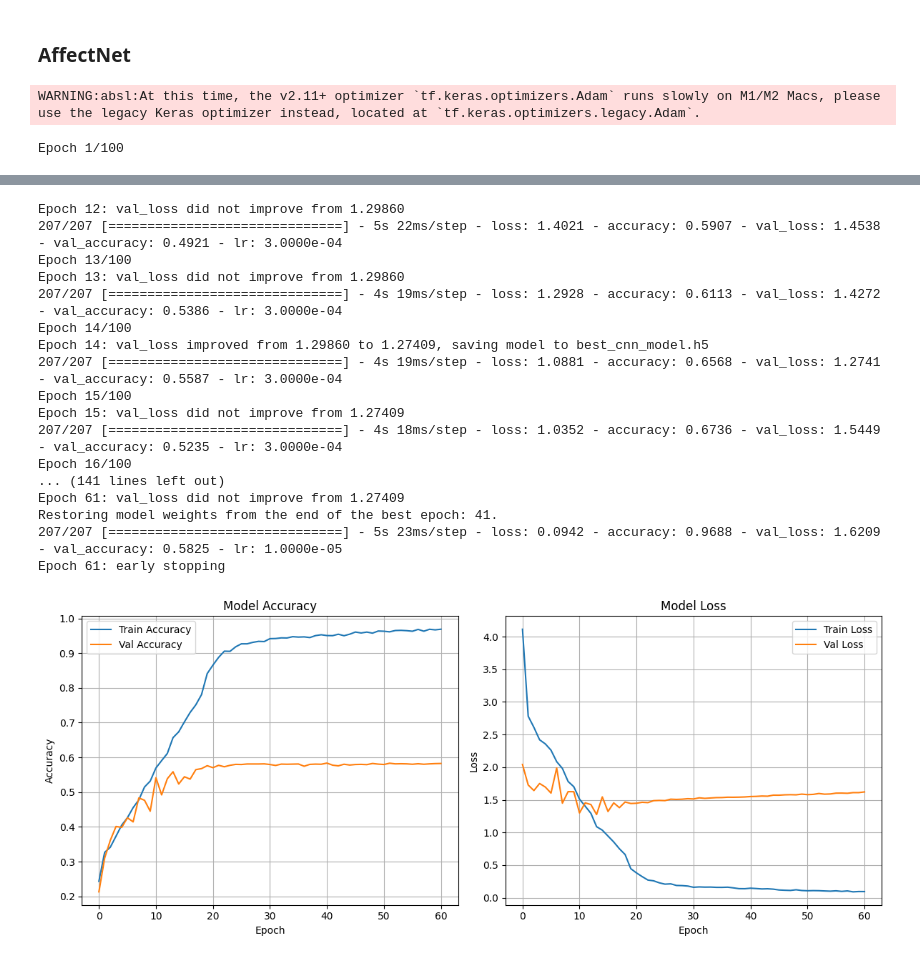
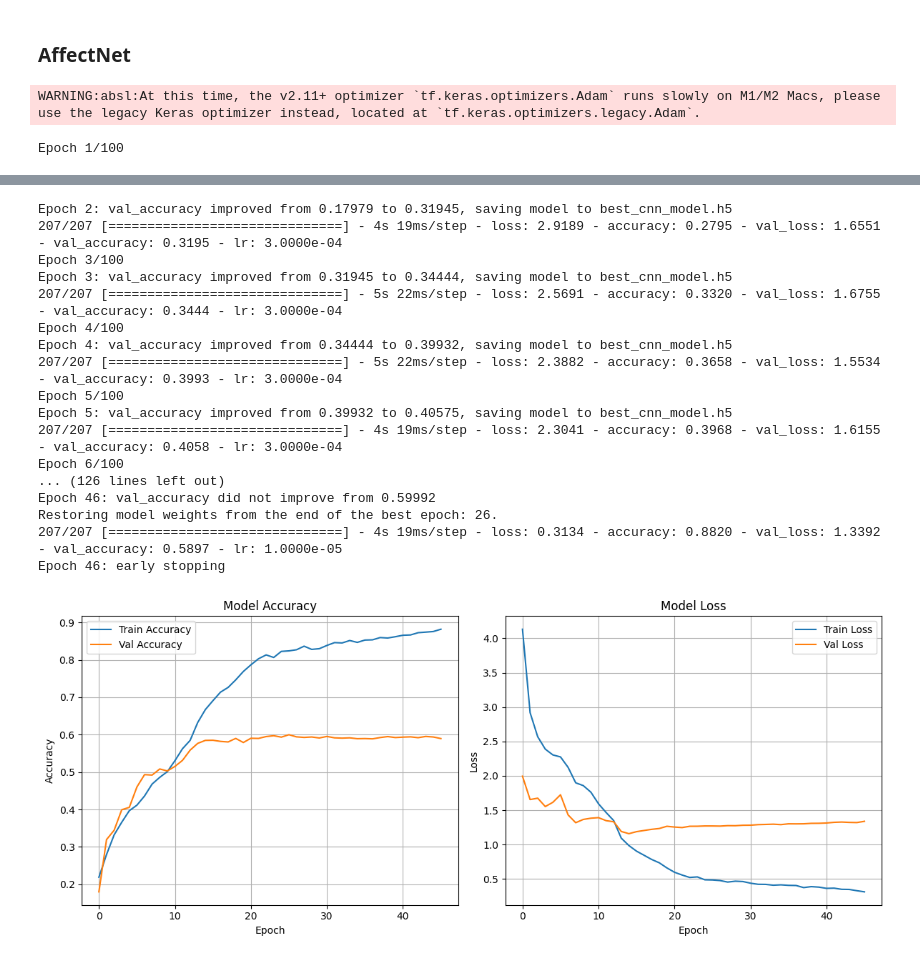
Before and after one commit to sofiafernandescd/EmoReA, a Jupyter notebook: emorea-backend/notebooks/facial/icpram-cnn-6-lr.ipynb, the cells around one changed output, grey strips where cells are left out. Drawn from its saved outputs; the diff is of its cells as text; code cells hidden in the pictures.

```diff
--- a/emorea-backend/notebooks/facial/icpram-cnn-6-lr.ipynb
+++ b/emorea-backend/notebooks/facial/icpram-cnn-6-lr.ipynb
@@ -105,7 +105,7 @@ def build_light_cnn(input_shape=(48, 48, 1), num_classes=7):
         MaxPooling2D(2,2),
 
         Conv2D(64, (3,3), activation='relu', padding='same'),
-        BatchNormalization(),
+        #BatchNormalization(),
         MaxPooling2D(2,2),
 
         Conv2D(128, (3,3), activation='relu', padding='same'),
@@ -136,9 +136,9 @@ callbacks = [
     # Save only the best model (based on validation accuracy)
     ModelCheckpoint(
     "best_cnn_model.h5",
-    monitor="val_loss", #"val_accuracy",
+    monitor="val_accuracy",
     save_best_only=True,
-    mode="min", #"max",
+    mode="max",
     verbose=1
     ),
     # Stop early if no improvement
@@ -674,6 +720,34 @@ weighted avg       0.19      0.18      0.16     13206
 # %% [markdown]
 ### AffectNet
 # %%
+# Callbacks for better training control
+callbacks = [
+    # Save only the best model (based on validation accuracy)
+    ModelCheckpoint(
+    "best_cnn_model.h5",
+    monitor="val_accuracy",
+    save_best_only=True,
+    mode="max",
+    verbose=1
+    ),
+    # Stop early if no improvement
+    EarlyStopping(
+        #monitor="val_loss",
+        monitor="val_accuracy",
+        patience=20,
+        restore_best_weights=True,
+        verbose=1
+    ),
+    # Reduce learning rate when validation stops improving
+    ReduceLROnPlateau(
+        monitor="val_loss",
+        #monitor="val_accuracy",
+        factor=0.25,
+        patience=5,
+        min_lr=1e-5,
+        verbose=1
+    )
+]
 
 # Encode string labels -> integers
 label_encoder = LabelEncoder()
@@ -725,21 +785,21 @@ Epoch 12/100
-Epoch 12: val_loss did not improve from 1.29860
-207/207 [==============================] - 5s 22ms/step - loss: 1.4021 - accuracy: 0.5907 - val_loss: 1.4538 - val_accuracy: 0.4921 - lr: 3.0000e-04
-Epoch 13/100
-Epoch 13: val_loss did not improve from 1.29860
-207/207 [==============================] - 4s 19ms/step - loss: 1.2928 - accuracy: 0.6113 - val_loss: 1.4272 - val_accuracy: 0.5386 - lr: 3.0000e-04
-Epoch 14/100
-Epoch 14: val_loss improved from 1.29860 to 1.27409, saving model to best_cnn_model.h5
-207/207 [==============================] - 4s 19ms/step - loss: 1.0881 - accuracy: 0.6568 - val_loss: 1.2741 - val_accuracy: 0.5587 - lr: 3.0000e-04
-Epoch 15/100
-Epoch 15: val_loss did not improve from 1.27409
-207/207 [==============================] - 4s 18ms/step - loss: 1.0352 - accuracy: 0.6736 - val_loss: 1.5449 - val_accuracy: 0.5235 - lr: 3.0000e-04
-Epoch 16/100
-... (141 lines left out)
-Epoch 61: val_loss did not improve from 1.27409
-Restoring model weights from the end of the best epoch: 41.
-207/207 [==============================] - 5s 23ms/step - loss: 0.0942 - accuracy: 0.9688 - val_loss: 1.6209 - val_accuracy: 0.5825 - lr: 1.0000e-05
-Epoch 61: early stopping
+Epoch 2: val_accuracy improved from 0.17979 to 0.31945, saving model to best_cnn_model.h5
+207/207 [==============================] - 4s 19ms/step - loss: 2.9189 - accuracy: 0.2795 - val_loss: 1.6551 - val_accuracy: 0.3195 - lr: 3.0000e-04
+Epoch 3/100
+Epoch 3: val_accuracy improved from 0.31945 to 0.34444, saving model to best_cnn_model.h5
+207/207 [==============================] - 5s 22ms/step - loss: 2.5691 - accuracy: 0.3320 - val_loss: 1.6755 - val_accuracy: 0.3444 - lr: 3.0000e-04
+Epoch 4/100
+Epoch 4: val_accuracy improved from 0.34444 to 0.39932, saving model to best_cnn_model.h5
+207/207 [==============================] - 5s 22ms/step - loss: 2.3882 - accuracy: 0.3658 - val_loss: 1.5534 - val_accuracy: 0.3993 - lr: 3.0000e-04
+Epoch 5/100
+Epoch 5: val_accuracy improved from 0.39932 to 0.40575, saving model to best_cnn_model.h5
+207/207 [==============================] - 4s 19ms/step - loss: 2.3041 - accuracy: 0.3968 - val_loss: 1.6155 - val_accuracy: 0.4058 - lr: 3.0000e-04
+Epoch 6/100
+... (126 lines left out)
+Epoch 46: val_accuracy did not improve from 0.59992
+Restoring model weights from the end of the best epoch: 26.
+207/207 [==============================] - 4s 19ms/step - loss: 0.3134 - accuracy: 0.8820 - val_loss: 1.3392 - val_accuracy: 0.5897 - lr: 1.0000e-05
+Epoch 46: early stopping
-[figure, old version]
+[figure, new version]
 # %%
 cnn = load_model("best_cnn_model.h5")
 
```
Also changed, not shown: parts of 21 cells of this notebook, 6 other files.
